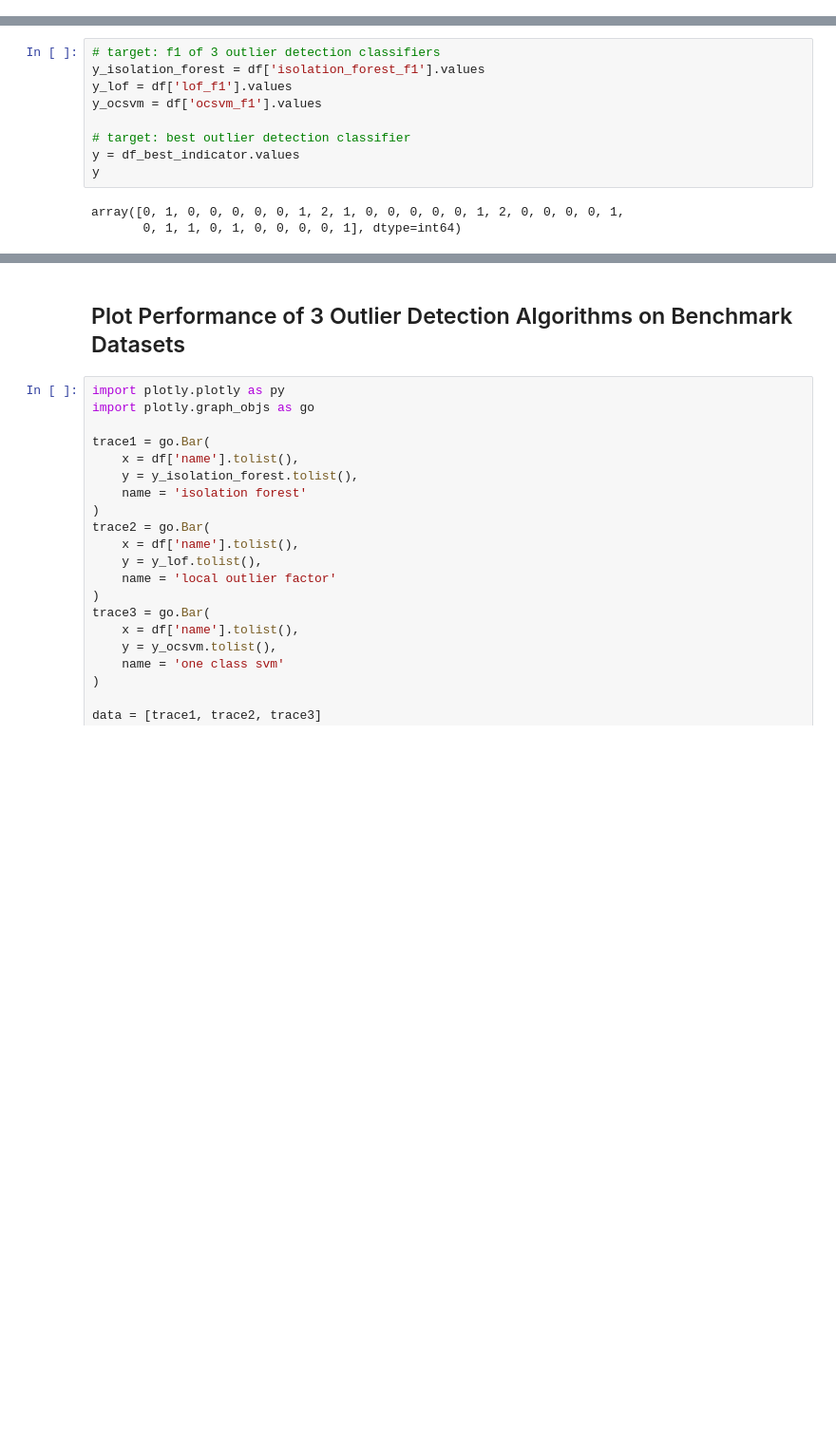
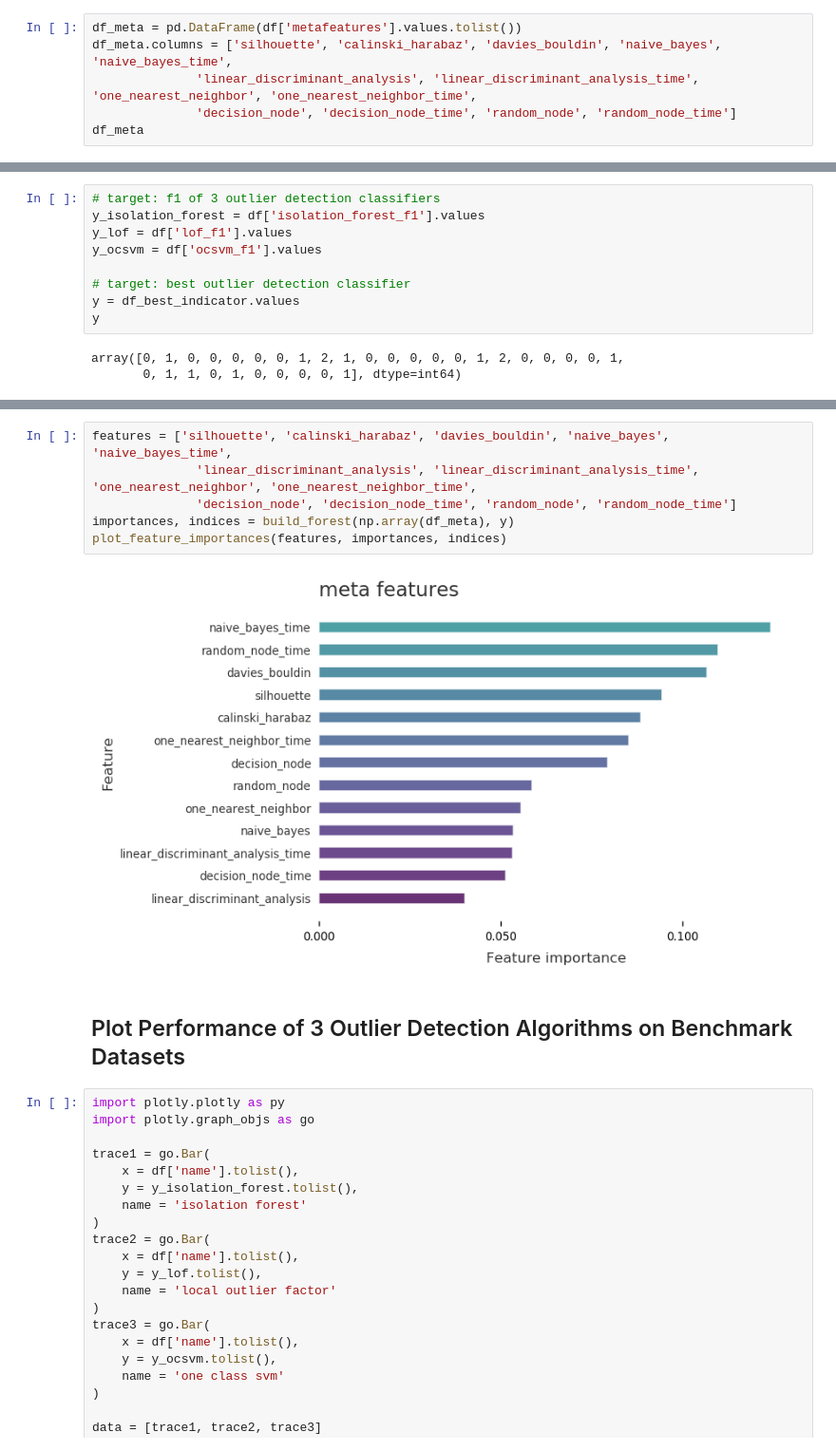
Before and after one commit to Ji-Zhang/datacleanbot, a Jupyter notebook: MetaLearnOutlierDetection/MetaLearnOutlierDetection_evaluation.ipynb, the cells around one changed output, grey strips where cells are left out. Shown at 95% size. Cells and saved outputs as stored; diff of their text form; blank space fills up the shorter version.

Commit message:
visualization and plots

```diff
--- a/MetaLearnOutlierDetection/MetaLearnOutlierDetection_evaluation.ipynb
+++ b/MetaLearnOutlierDetection/MetaLearnOutlierDetection_evaluation.ipynb
@@ -43,3 +43,9 @@ df
 | 29 | yeast | 0.34 | [0.26404231937993805, 427.5565911... | 0.997633 | 0.996280 | 0.973985 |
 | 30 | churn | 14.14 | [0.6166327343906929, 14675.657079... | 0.873981 | 0.872816 | 0.803321 |
 | 31 | wilt | 5.39 | [0.48431902732162724, 4892.457139... | 0.943425 | 0.947794 | 0.740741 |
+# %%
+df_meta = pd.DataFrame(df['metafeatures'].values.tolist())
+df_meta.columns = ['silhouette', 'calinski_harabaz', 'davies_bouldin', 'naive_bayes', 'naive_bayes_time',
+              'linear_discriminant_analysis', 'linear_discriminant_analysis_time', 'one_nearest_neighbor', 'one_nearest_neighbor_time',
+              'decision_node', 'decision_node_time', 'random_node', 'random_node_time']
+df_meta
@@ -107,3 +192,11 @@ array([0, 1, 0, 0, 0, 0, 0, 1, 2, 1, 0, 0, 0, 0, 0, 1, 2, 0, 0, 0, 0, 1,
+# %%
+features = ['silhouette', 'calinski_harabaz', 'davies_bouldin', 'naive_bayes', 'naive_bayes_time',
+              'linear_discriminant_analysis', 'linear_discriminant_analysis_time', 'one_nearest_neighbor', 'one_nearest_neighbor_time',
+              'decision_node', 'decision_node_time', 'random_node', 'random_node_time']
+importances, indices = build_forest(np.array(df_meta), y)
+plot_feature_importances(features, importances, indices)
+# %% [output]
+[figure, added]
 # %% [markdown]
 ## Plot Performance of 3 Outlier Detection Algorithms on Benchmark Datasets
 # %%
```
Also changed, not shown: parts of 2 cells of this notebook, 3 other files.
